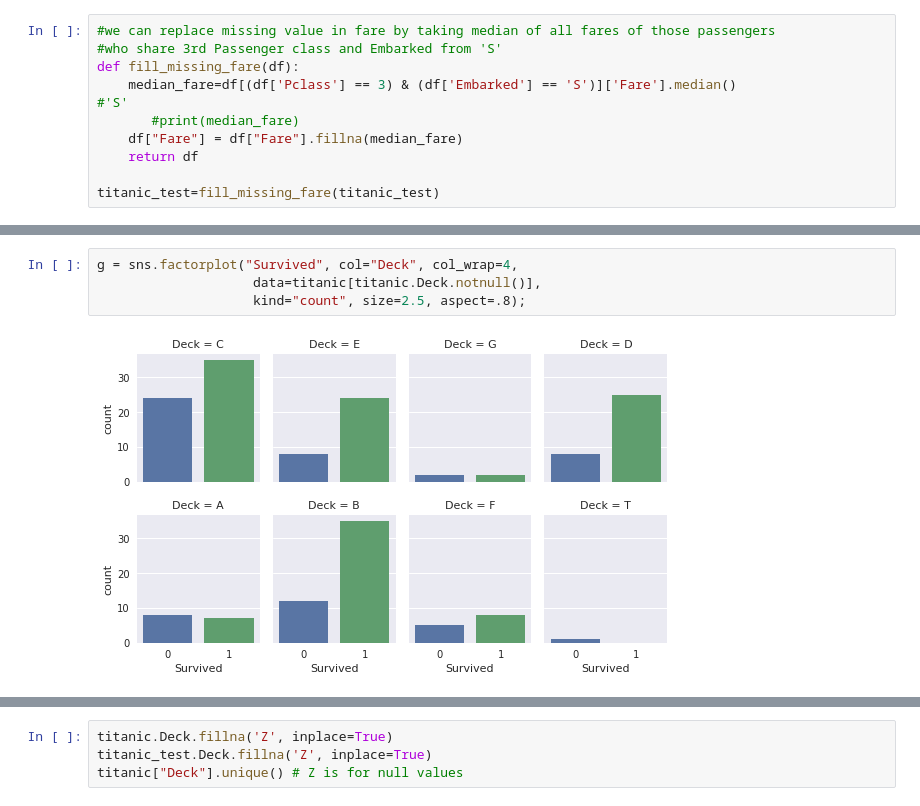
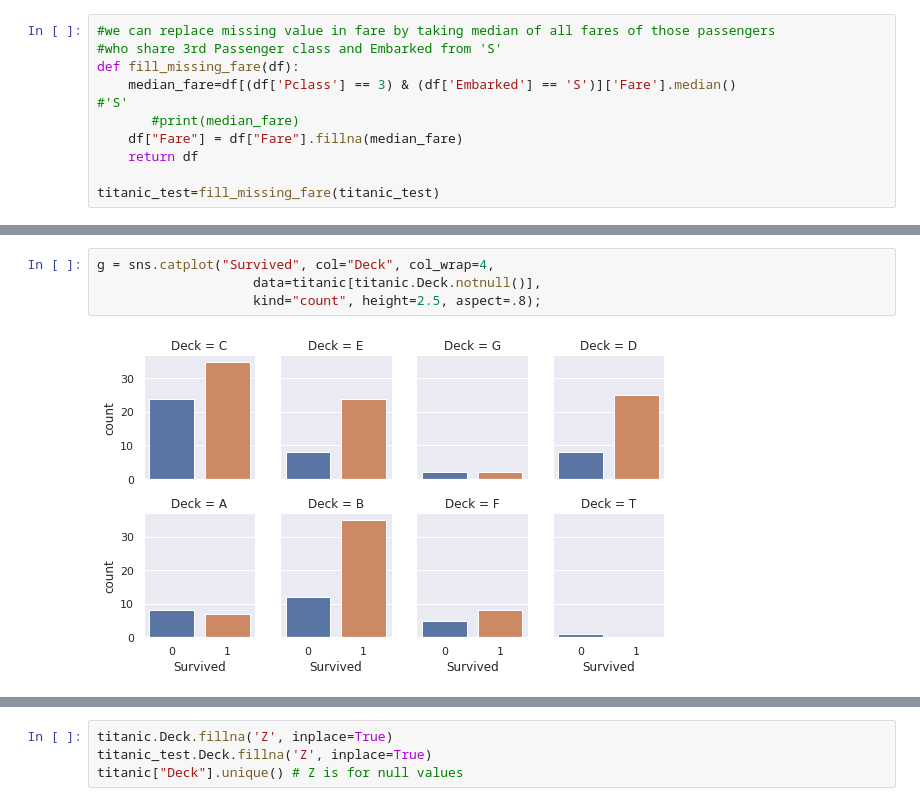
Before and after one commit to enniogit/MLQuantum, a Jupyter notebook: Titanic.ipynb, the cells around one changed output, grey strips where cells are left out. Cells and saved outputs as stored; diff of their text form.

```diff
--- a/Titanic.ipynb
+++ b/Titanic.ipynb
@@ -384,9 +384,9 @@ array([None, 'C', 'E', 'G', 'D', 'A', 'B', 'F', 'T'], dtype=object)
 # %%
-g = sns.factorplot("Survived", col="Deck", col_wrap=4,
+g = sns.catplot("Survived", col="Deck", col_wrap=4,
                     data=titanic[titanic.Deck.notnull()],
-                    kind="count", size=2.5, aspect=.8);
+                    kind="count", height=2.5, aspect=.8);
 # %% [output]
-[figure, old version]
+[figure, new version]
 # %%
 titanic = titanic.assign(Deck=titanic.Deck.astype(object))
 g = sns.FacetGrid(titanic, col="Pclass", sharex=False,
```
Also changed, not shown: parts of 35 cells of this notebook.
